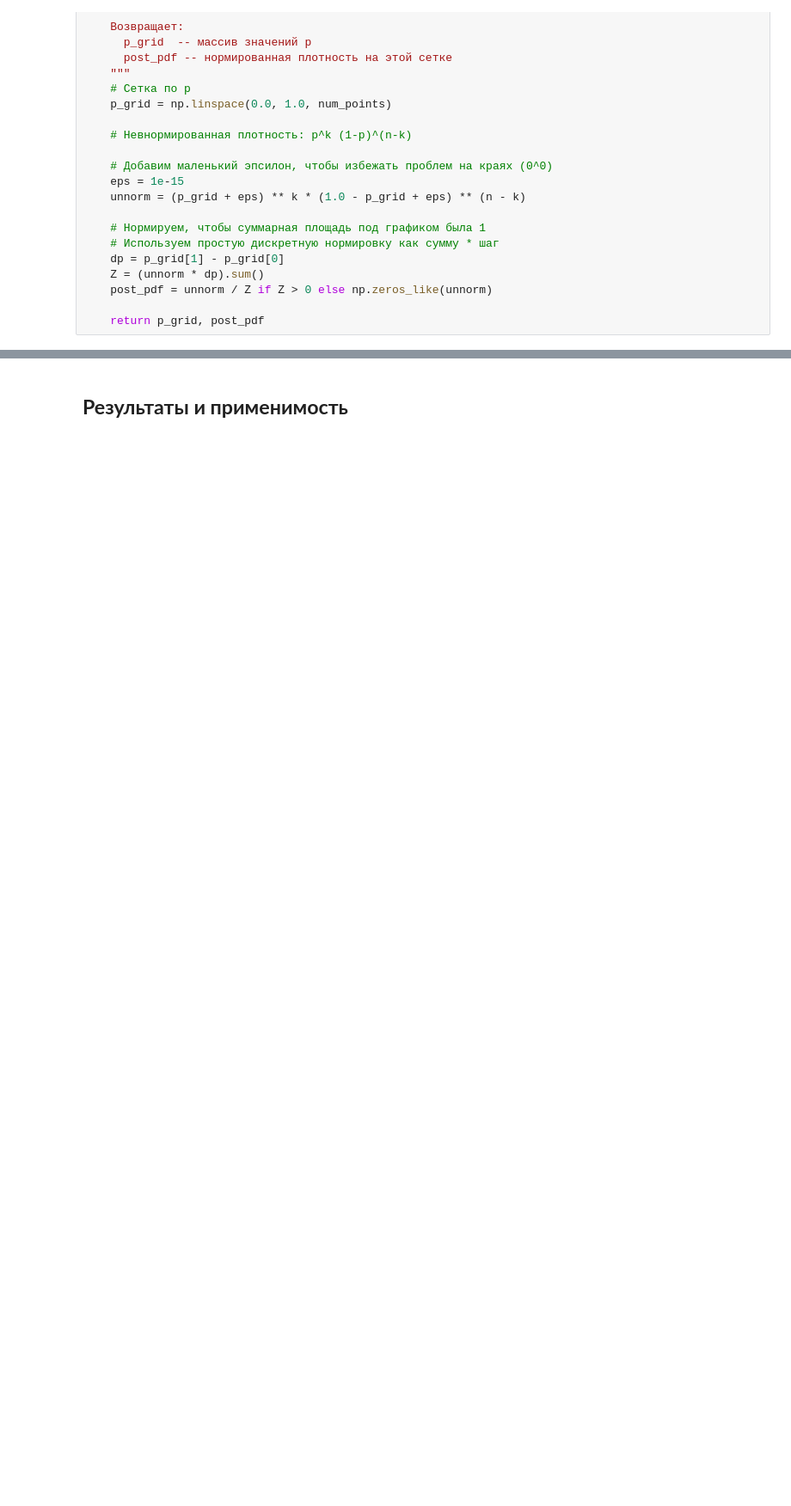
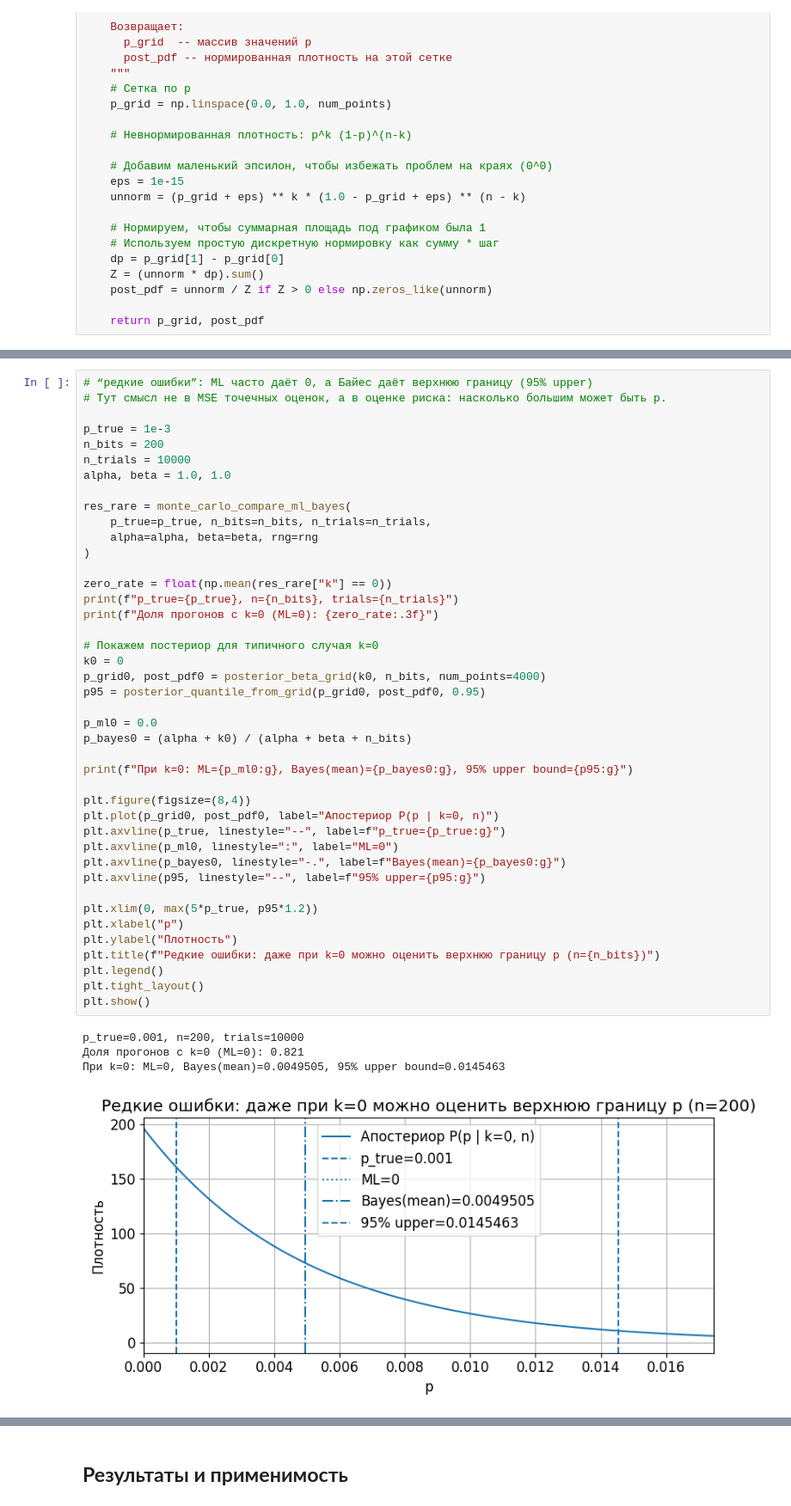
Before and after one commit to oncominglane/theory_of_information, a Jupyter notebook: essays/essay3.ipynb, the cells around one changed output, grey strips where cells are left out. Shown: that part at 86% size. Cells and saved outputs as stored; diff of their text form; blank space fills up the shorter version.

```diff
--- a/essays/essay3.ipynb
+++ b/essays/essay3.ipynb
@@ -509,0 +571,47 @@ plt.show()
+# %%
+# “редкие ошибки”: ML часто даёт 0, а Байес даёт верхнюю границу (95% upper)
+# Тут смысл не в MSE точечных оценок, а в оценке риска: насколько большим может быть p.
+
+p_true = 1e-3
+n_bits = 200
+n_trials = 10000
+alpha, beta = 1.0, 1.0
+
+res_rare = monte_carlo_compare_ml_bayes(
+    p_true=p_true, n_bits=n_bits, n_trials=n_trials,
+    alpha=alpha, beta=beta, rng=rng
+)
+
+zero_rate = float(np.mean(res_rare["k"] == 0))
+print(f"p_true={p_true}, n={n_bits}, trials={n_trials}")
+print(f"Доля прогонов с k=0 (ML=0): {zero_rate:.3f}")
+
+# Покажем постериор для типичного случая k=0
+k0 = 0
+p_grid0, post_pdf0 = posterior_beta_grid(k0, n_bits, num_points=4000)
+p95 = posterior_quantile_from_grid(p_grid0, post_pdf0, 0.95)
+
+p_ml0 = 0.0
+p_bayes0 = (alpha + k0) / (alpha + beta + n_bits)
+
+print(f"При k=0: ML={p_ml0:g}, Bayes(mean)={p_bayes0:g}, 95% upper bound={p95:g}")
+
+plt.figure(figsize=(8,4))
+plt.plot(p_grid0, post_pdf0, label="Апостериор P(p | k=0, n)")
+plt.axvline(p_true, linestyle="--", label=f"p_true={p_true:g}")
+plt.axvline(p_ml0, linestyle=":", label="ML=0")
+plt.axvline(p_bayes0, linestyle="-.", label=f"Bayes(mean)={p_bayes0:g}")
+plt.axvline(p95, linestyle="--", label=f"95% upper={p95:g}")
+
+plt.xlim(0, max(5*p_true, p95*1.2))
+plt.xlabel("p")
+plt.ylabel("Плотность")
+plt.title(f"Редкие ошибки: даже при k=0 можно оценить верхнюю границу p (n={n_bits})")
+plt.legend()
+plt.tight_layout()
+plt.show()
+# %% [output]
+p_true=0.001, n=200, trials=10000
+Доля прогонов с k=0 (ML=0): 0.821
+При k=0: ML=0, Bayes(mean)=0.0049505, 95% upper bound=0.0145463
+[figure, added]
```
Also changed, not shown: parts of 27 cells of this notebook, 3 other files.
